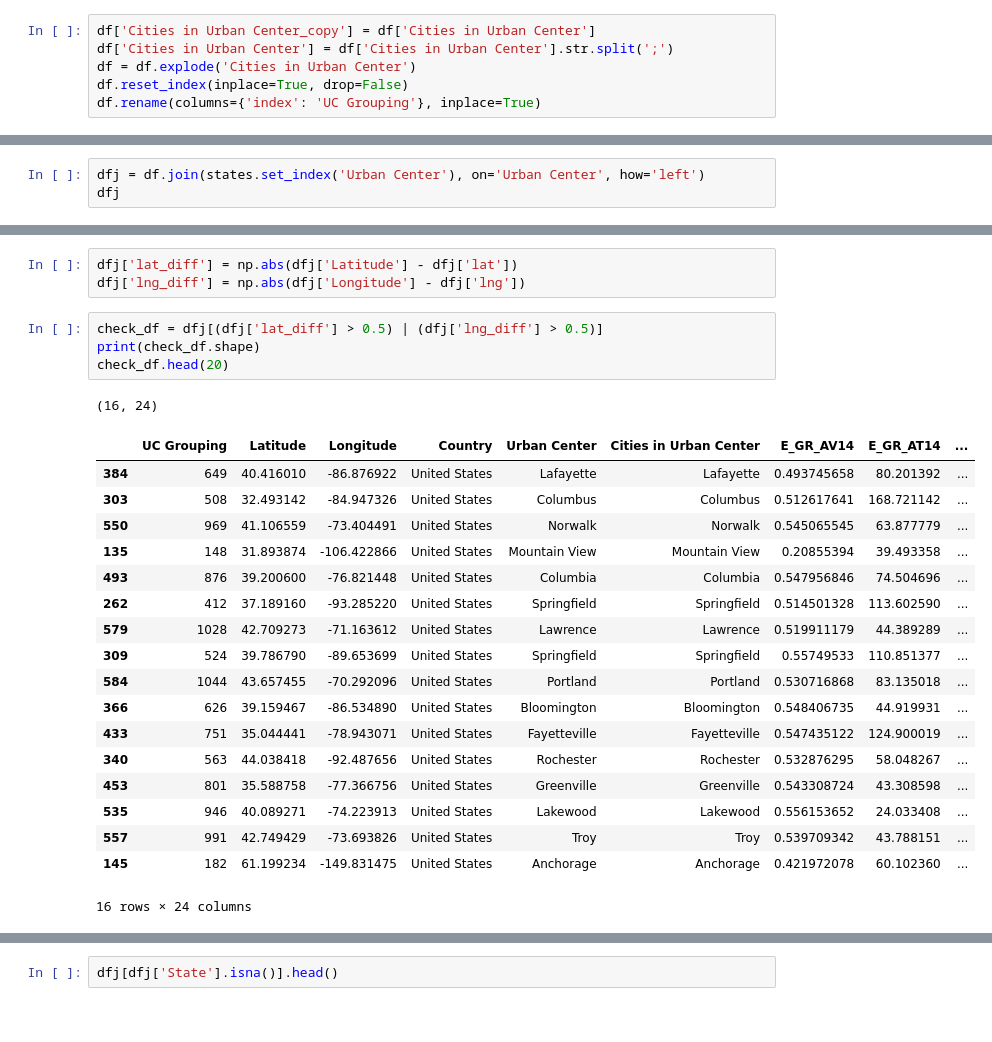
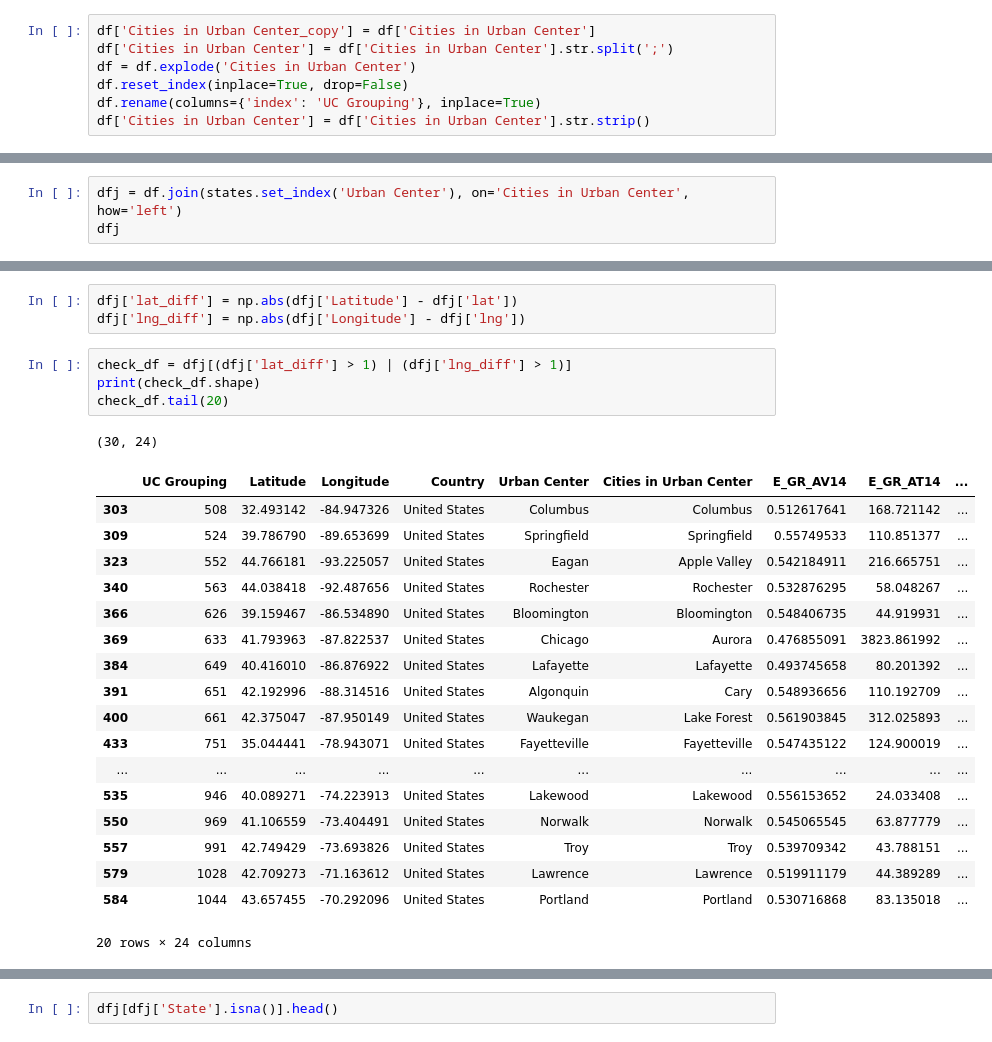
Before and after one commit to shuting2023/Natures_Rx, a Jupyter notebook: Greenspace_Data_Cleaning.ipynb, the cells around one changed output, grey strips where cells are left out. Drawn from its saved outputs; the diff is of its cells as text.

```diff
--- a/Greenspace_Data_Cleaning.ipynb
+++ b/Greenspace_Data_Cleaning.ipynb
@@ -78,3 +78,4 @@ df['Cities in Urban Center'] = df['Cities in Urban Center'].str.split(';')
 df = df.explode('Cities in Urban Center')
 df.reset_index(inplace=True, drop=False)
 df.rename(columns={'index': 'UC Grouping'}, inplace=True)
+df['Cities in Urban Center'] = df['Cities in Urban Center'].str.strip()
@@ -112,7 +108,7 @@ states = states[['city', 'state_id', 'lat', 'lng']]
 states.rename(columns={'city': 'Urban Center', 'state_id': 'State'}, inplace=True)
 states.drop_duplicates(subset='Urban Center', keep='first', inplace=True)
 # %%
-dfj = df.join(states.set_index('Urban Center'), on='Urban Center', how='left')
+dfj = df.join(states.set_index('Urban Center'), on='Cities in Urban Center', how='left')
 dfj
 # %% [output]
 |  | UC Grouping | Latitude | Longitude | Country | Urban Center | Cities in Urban Center | E_GR_AV14 | E_GR_AT14 | ... |
@@ -132,27 +128,27 @@ dfj
 dfj['lat_diff'] = np.abs(dfj['Latitude'] - dfj['lat'])
 dfj['lng_diff'] = np.abs(dfj['Longitude'] - dfj['lng'])
 # %%
-check_df = dfj[(dfj['lat_diff'] > 0.5) | (dfj['lng_diff'] > 0.5)]
+check_df = dfj[(dfj['lat_diff'] > 1) | (dfj['lng_diff'] > 1)]
 print(check_df.shape)
-check_df.head(20)
+check_df.tail(20)
 # %% [output]
-(16, 24)
+(30, 24)
 |  | UC Grouping | Latitude | Longitude | Country | Urban Center | Cities in Urban Center | E_GR_AV14 | E_GR_AT14 | ... |
+| 303 | 508 | 32.493142 | -84.947326 | United States | Columbus | Columbus | 0.512617641 | 168.721142 | ... |
+| 309 | 524 | 39.786790 | -89.653699 | United States | Springfield | Springfield | 0.55749533 | 110.851377 | ... |
+| 323 | 552 | 44.766181 | -93.225057 | United States | Eagan | Apple Valley | 0.542184911 | 216.665751 | ... |
+| 340 | 563 | 44.038418 | -92.487656 | United States | Rochester | Rochester | 0.532876295 | 58.048267 | ... |
+| 366 | 626 | 39.159467 | -86.534890 | United States | Bloomington | Bloomington | 0.548406735 | 44.919931 | ... |
+| 369 | 633 | 41.793963 | -87.822537 | United States | Chicago | Aurora | 0.476855091 | 3823.861992 | ... |
 | 384 | 649 | 40.416010 | -86.876922 | United States | Lafayette | Lafayette | 0.493745658 | 80.201392 | ... |
-| 303 | 508 | 32.493142 | -84.947326 | United States | Columbus | Columbus | 0.512617641 | 168.721142 | ... |
+| 391 | 651 | 42.192996 | -88.314516 | United States | Algonquin | Cary | 0.548936656 | 110.192709 | ... |
+| 400 | 661 | 42.375047 | -87.950149 | United States | Waukegan | Lake Forest | 0.561903845 | 312.025893 | ... |
+| 433 | 751 | 35.044441 | -78.943071 | United States | Fayetteville | Fayetteville | 0.547435122 | 124.900019 | ... |
+| ... | ... | ... | ... | ... | ... | ... | ... | ... | ... |
+| 535 | 946 | 40.089271 | -74.223913 | United States | Lakewood | Lakewood | 0.556153652 | 24.033408 | ... |
 | 550 | 969 | 41.106559 | -73.404491 | United States | Norwalk | Norwalk | 0.545065545 | 63.877779 | ... |
-| 135 | 148 | 31.893874 | -106.422866 | United States | Mountain View | Mountain View | 0.20855394 | 39.493358 | ... |
-| 493 | 876 | 39.200600 | -76.821448 | United States | Columbia | Columbia | 0.547956846 | 74.504696 | ... |
-| 262 | 412 | 37.189160 | -93.285220 | United States | Springfield | Springfield | 0.514501328 | 113.602590 | ... |
+| 557 | 991 | 42.749429 | -73.693826 | United States | Troy | Troy | 0.539709342 | 43.788151 | ... |
 | 579 | 1028 | 42.709273 | -71.163612 | United States | Lawrence | Lawrence | 0.519911179 | 44.389289 | ... |
-| 309 | 524 | 39.786790 | -89.653699 | United States | Springfield | Springfield | 0.55749533 | 110.851377 | ... |
 | 584 | 1044 | 43.657455 | -70.292096 | United States | Portland | Portland | 0.530716868 | 83.135018 | ... |
-| 366 | 626 | 39.159467 | -86.534890 | United States | Bloomington | Bloomington | 0.548406735 | 44.919931 | ... |
-| 433 | 751 | 35.044441 | -78.943071 | United States | Fayetteville | Fayetteville | 0.547435122 | 124.900019 | ... |
-| 340 | 563 | 44.038418 | -92.487656 | United States | Rochester | Rochester | 0.532876295 | 58.048267 | ... |
-| 453 | 801 | 35.588758 | -77.366756 | United States | Greenville | Greenville | 0.543308724 | 43.308598 | ... |
-| 535 | 946 | 40.089271 | -74.223913 | United States | Lakewood | Lakewood | 0.556153652 | 24.033408 | ... |
-| 557 | 991 | 42.749429 | -73.693826 | United States | Troy | Troy | 0.539709342 | 43.788151 | ... |
-| 145 | 182 | 61.199234 | -149.831475 | United States | Anchorage | Anchorage | 0.421972078 | 60.102360 | ... |
-16 rows × 24 columns
+20 rows × 24 columns
 # %%
```
Also changed, not shown: parts of 6 cells of this notebook, 1 other file.
